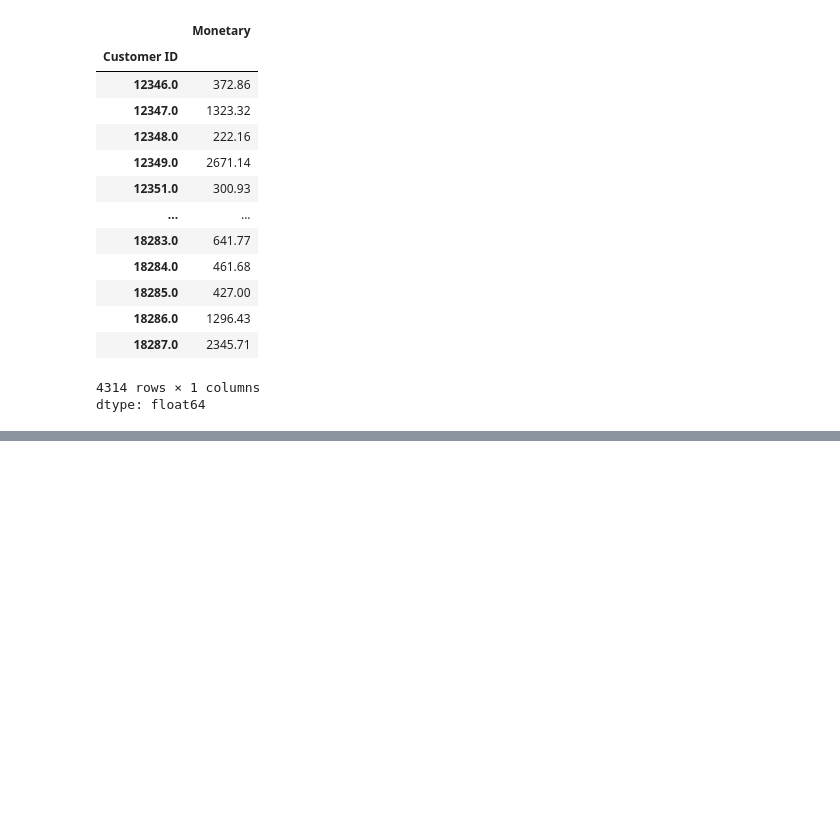
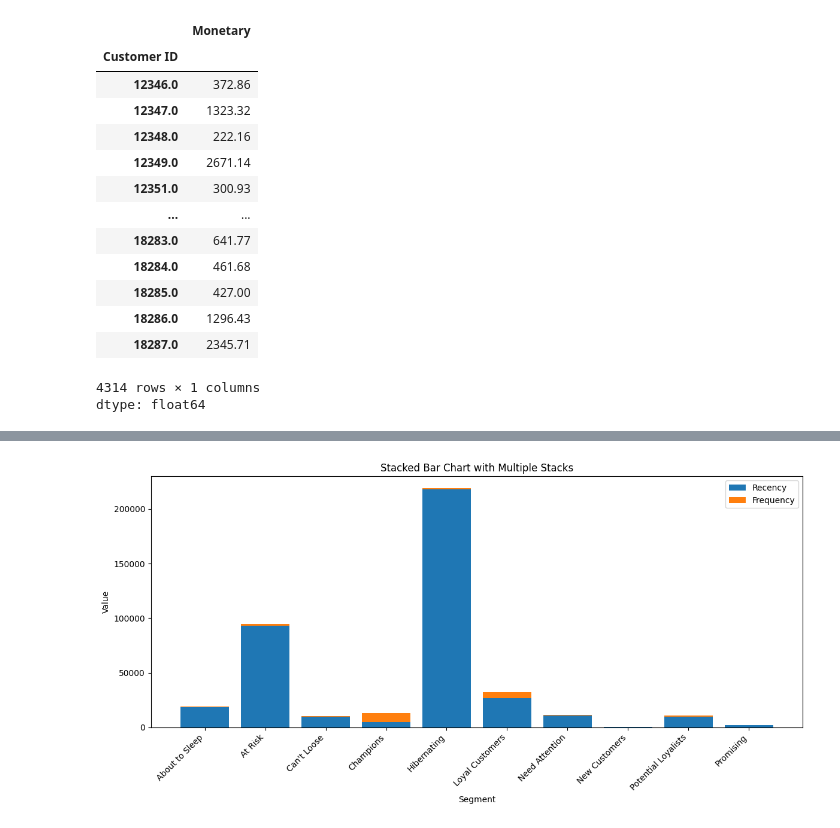
Before and after one commit to Abdulmujeeb-Taiwo/Customer-Segmentation, a Jupyter notebook: RFM_Analysis.ipynb, the cells around one changed output, grey strips where cells are left out. Drawn from its saved outputs; the diff is of its cells as text; code cells hidden in the pictures; blank space fills up the shorter version.

```diff
--- a/RFM_Analysis.ipynb
+++ b/RFM_Analysis.ipynb
@@ -459,0 +492,24 @@ rfm_df.head()
+# %%
+segment_rfm = rfm_df.groupby('Segment')[['Recency', 'Frequency']].sum().reset_index()
+
+# Create the bar chart
+plt.figure(figsize=(12, 6))
+
+# Create the bottom for each stack
+bottom = [0] * len(segment_rfm)
+
+# Iterate through each metric to create a stack
+for metric in ['Recency', 'Frequency']:
+    plt.bar(segment_rfm['Segment'], segment_rfm[metric], bottom=bottom, label=metric)
+    bottom = [bottom[i] + segment_rfm[metric][i] for i in range(len(segment_rfm))]
+
+# Set chart labels and formatting
+plt.xlabel('Segment')
+plt.ylabel('Value')
+plt.title('Stacked Bar Chart with Multiple Stacks')
+plt.xticks(rotation=45, ha='right')
+plt.legend()
+plt.tight_layout()
+plt.show()
+# %% [output]
+[figure, added]
```
Also changed, not shown: parts of 5 cells of this notebook.
